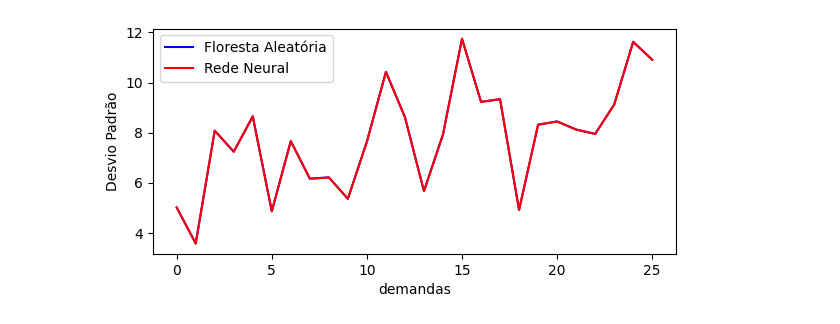
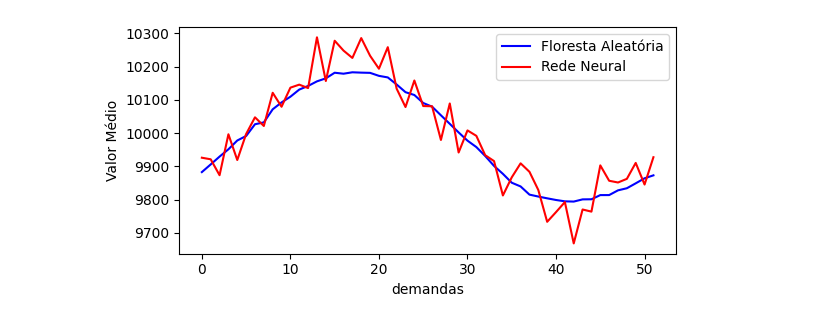
Before and after one commit to MarcioB1999/Prev_For_ULS, a Jupyter notebook: Modelos_previsao/previsoes_analise.ipynb, the cells around one changed output. Saved outputs shown, nothing was run; the diff lists cells and outputs as text; code cells hidden in the pictures.

```diff
--- a/Modelos_previsao/previsoes_analise.ipynb
+++ b/Modelos_previsao/previsoes_analise.ipynb
@@ -32,0 +7,10 @@ resultados_dataframe_1 = pd.DataFrame(resultados_dataframe_1)
+# %%
+previsoes_np = {}
+previsoes = []
+for index in range(3):
+    with open(past+f'Prev_pro/Previsao_pro{index}.txt', "r") as arquivo:
+	    previsoes.append([float(demanda) for demanda in arquivo.read().split(',')])
+# %%
+previsoes_np['demandas'] = previsoes
+previsoes_np = pd.DataFrame(previsoes_np)
+previsoes_np.head()
@@ -32,0 +22,10 @@ resultados_dataframe_1 = pd.DataFrame(resultados_dataframe_1)
+# %%
+previsoes_sar = {}
+previsoes = []
+for index in range(3):
+    with open(past+f'Prev_sar/Previsao_sar{index}.txt', "r") as arquivo:
+	    previsoes.append([float(demanda) for demanda in arquivo.read().split(',')])
+
+previsoes_sar['demandas'] = previsoes
+previsoes_sar = pd.DataFrame(previsoes_sar)
+previsoes_sar.head()
@@ -75,4 +72,7 @@ describe_var_grafico(describe1,describe1,'demandas')
-# %%
-describe_var_desv_grafico(describe1,describe1,'demandas')
-# %% [output]
-[figure, removed]
+# %%
+vars1 = describe_var(previsoes_np,'demandas')
+vars2 = describe_var(previsoes_sar,'demandas')
+# %%
+describe_var_grafico(vars1.describe(),vars2.describe(),'demandas')
+# %% [output]
+[figure, added]
```
Also changed, not shown: parts of 11 cells of this notebook, 11 other files.
